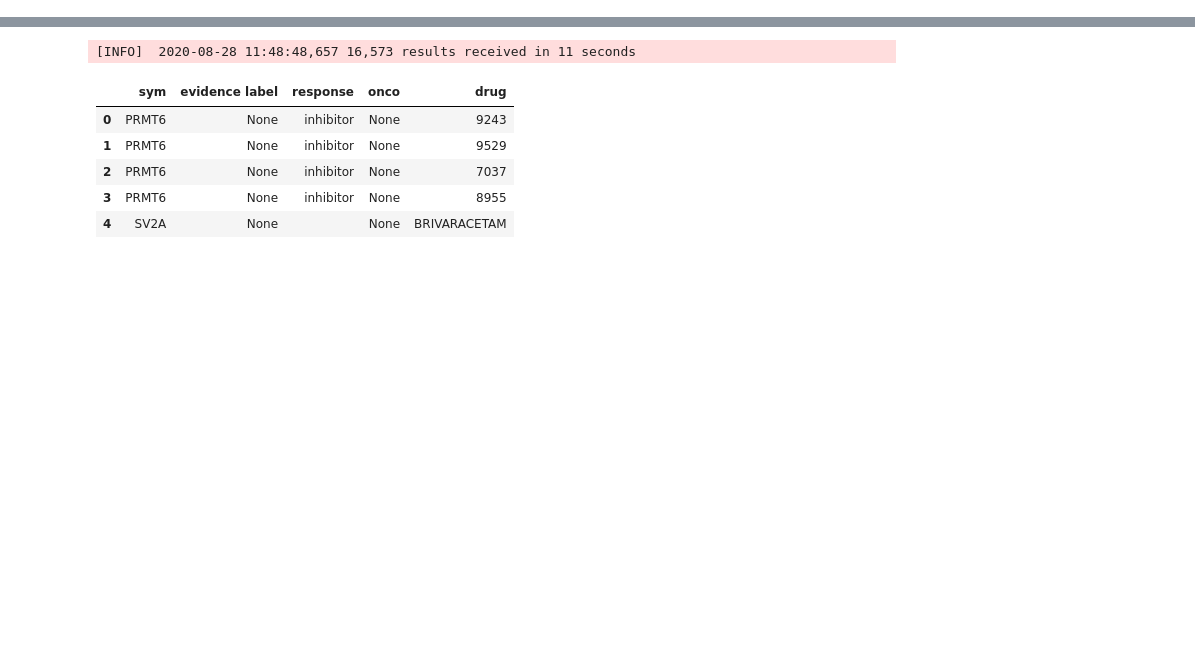
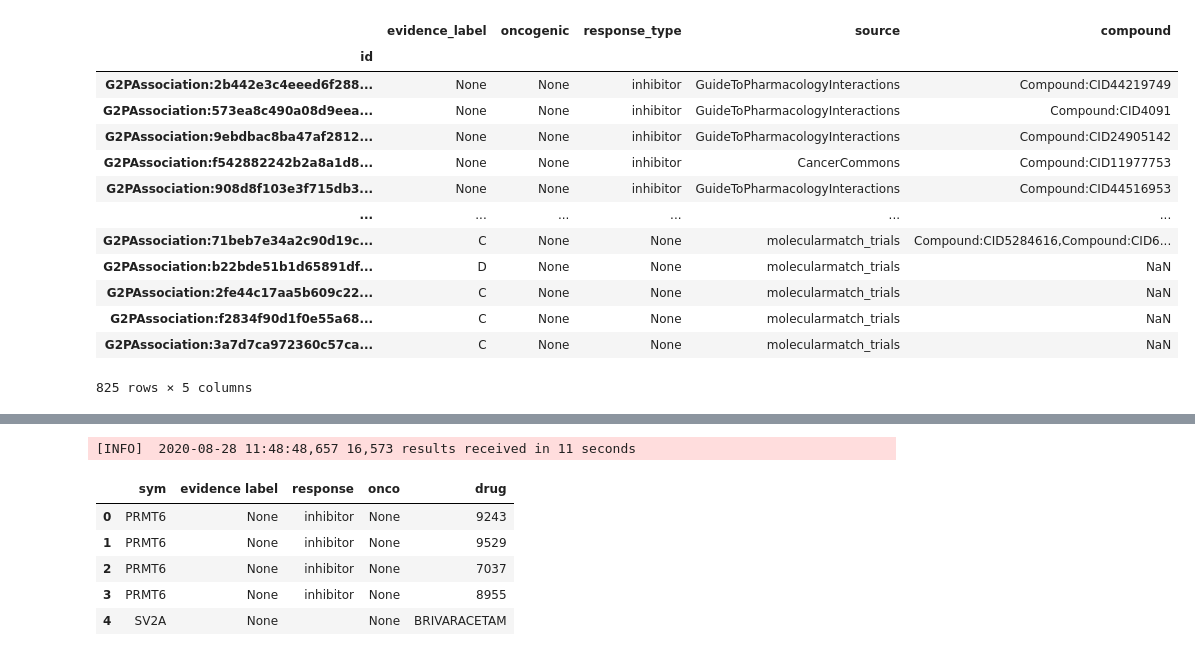
Before and after one commit to bmeg/bmeg-dash, a Jupyter notebook: notebooks/expand_g2p.ipynb, the cells around one changed output, grey strips where cells are left out. Drawn from its saved outputs; the diff is of its cells as text; code cells hidden in the pictures; blank space fills up the shorter version.

```diff
--- a/notebooks/expand_g2p.ipynb
+++ b/notebooks/expand_g2p.ipynb
@@ -9,0 +15,14 @@ G = conn.graph('rc5') #specific schema version
+# %%
+## associations
+mapping = {
+    "id" : "$._gid",
+    "evidence_label" : "evidence_label",
+    "oncogenic": "oncogenic",
+    "response_type" : "response_type",
+    "source" : "source"
+}
+g2p = []
+response = []
+for row in G.query().V(gene).out("g2p_associations").render(mapping):
+    g2p.append(row.to_dict())
+    response.append(row['response_type'])
@@ -9,0 +31,2 @@ G = conn.graph('rc5') #specific schema version
+# %%
+df = pandas.DataFrame(g2p).set_index("id")
@@ -9,0 +78,2 @@ G = conn.graph('rc5') #specific schema version
+# %%
+associated_compounds = G.query().V(gene).out("g2p_associations").as_("a").out("compounds").as_("c").render(["$a._gid", "$c._gid"]).execute()
@@ -9,0 +86,19 @@ G = conn.graph('rc5') #specific schema version
+# %%
+associated_compounds = pandas.DataFrame(associated_compounds, columns=["association", "compound"]).set_index("association").groupby("association").transform(lambda x:",".join(x)).drop_duplicates()
+# %%
+df.join(associated_compounds)
+# %% [output]
+|  | evidence_label | oncogenic | response_type | source | compound |
+| id |  |  |  |  |  |
+| G2PAssociation:2b442e3c4eeed6f288... | None | None | inhibitor | GuideToPharmacologyInteractions | Compound:CID44219749 |
+| G2PAssociation:573ea8c490a08d9eea... | None | None | inhibitor | GuideToPharmacologyInteractions | Compound:CID4091 |
+| G2PAssociation:9ebdbac8ba47af2812... | None | None | inhibitor | GuideToPharmacologyInteractions | Compound:CID24905142 |
+| G2PAssociation:f542882242b2a8a1d8... | None | None | inhibitor | CancerCommons | Compound:CID11977753 |
+| G2PAssociation:908d8f103e3f715db3... | None | None | inhibitor | GuideToPharmacologyInteractions | Compound:CID44516953 |
+| ... | ... | ... | ... | ... | ... |
+| G2PAssociation:71beb7e34a2c90d19c... | C | None | None | molecularmatch_trials | Compound:CID5284616,Compound:CID6... |
+| G2PAssociation:b22bde51b1d65891df... | D | None | None | molecularmatch_trials | NaN |
+| G2PAssociation:2fe44c17aa5b609c22... | C | None | None | molecularmatch_trials | NaN |
+| G2PAssociation:f2834f90d1f0e55a68... | C | None | None | molecularmatch_trials | NaN |
+| G2PAssociation:3a7d7ca972360c57ca... | C | None | None | molecularmatch_trials | NaN |
+825 rows × 5 columns
```
Also changed, not shown: parts of 13 cells of this notebook, 3 other files.
